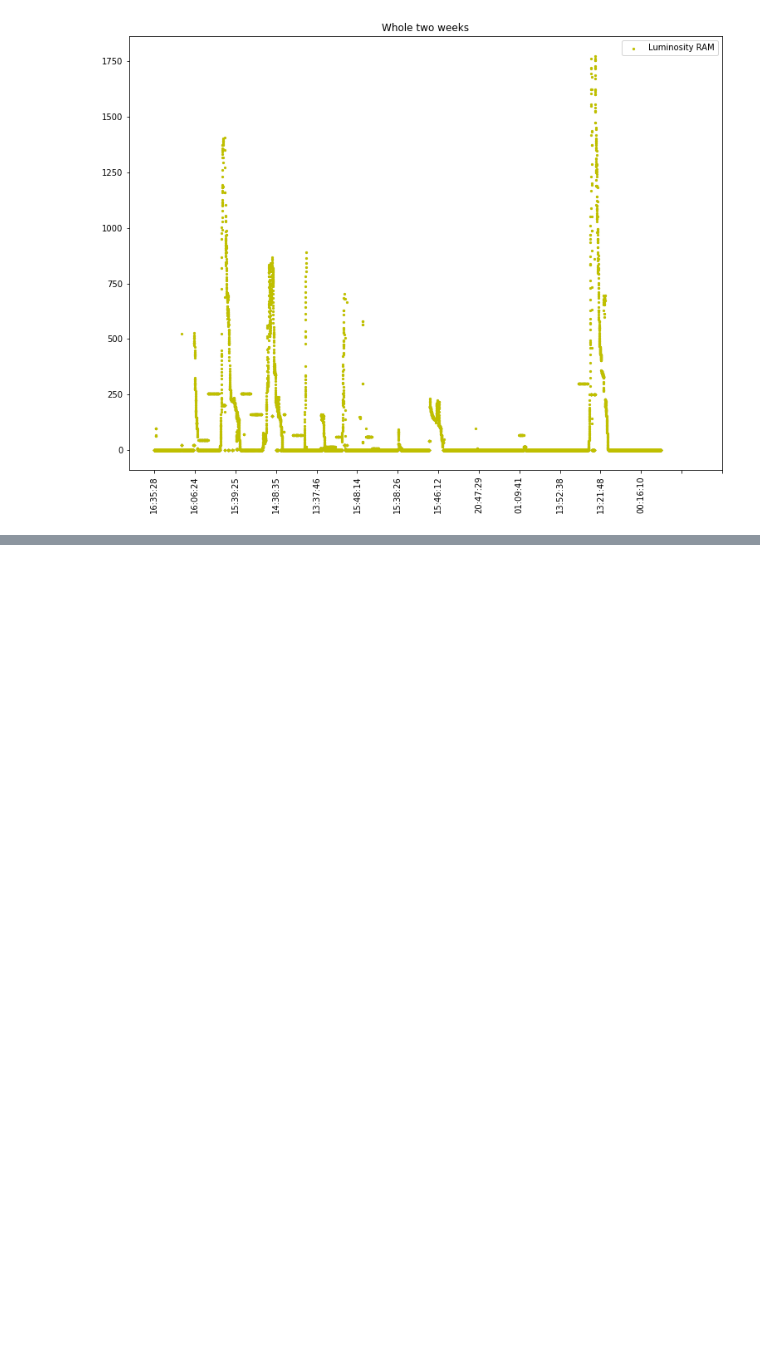
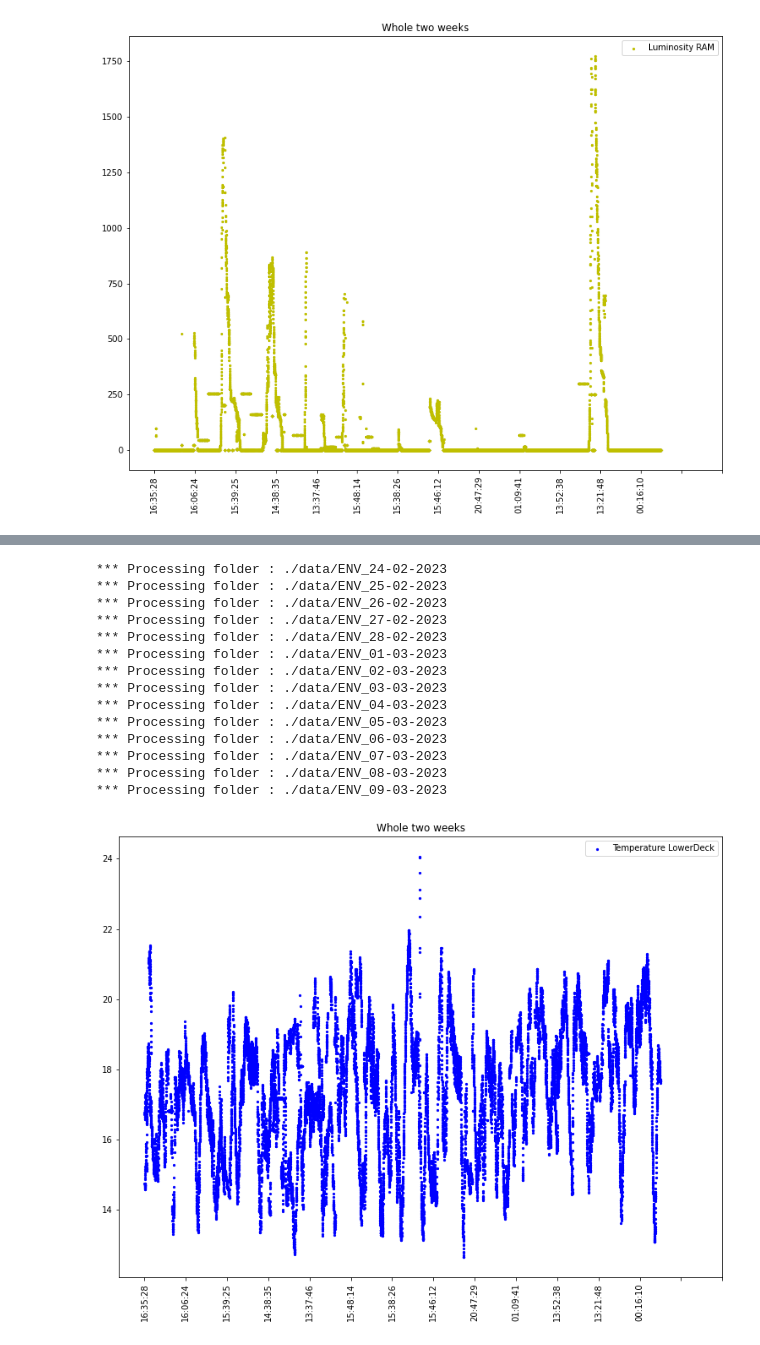
Before and after one commit to ydepledt/pie_project, a Jupyter notebook: ENV_Reader_AnneeDerniere.ipynb, the cells around one changed output, grey strips where cells are left out. Saved outputs shown, nothing was run; the diff lists cells and outputs as text; code cells hidden in the pictures; blank space fills up the shorter version.

```diff
--- a/ENV_Reader_AnneeDerniere.ipynb
+++ b/ENV_Reader_AnneeDerniere.ipynb
@@ -753,0 +788,32 @@ plotZonesWeeks(z[0],z[1],z[2],z[3])
+# %%
+df = excelToCleanedDayDataframe(foldernames[0])
+
+for i in tqdm_notebook(range(1,len(foldernames))) :
+    foldername = foldernames[i]
+    print('*** Processing folder : ./data/'+foldername)
+    dfday = excelToCleanedDayDataframe(foldername)
+    df = pd.concat([df, dfday])
+
+# Perform second cleaning
+for col in df :
+    df[col] = secondCleanDatasetColumn(df[col])
+
+# To plot values during the two weeks:
+z = splitZones(df)
+plotZonesWeeks(z[0],z[1],z[2],z[3])
+# %% [output]
+*** Processing folder : ./data/ENV_24-02-2023
+*** Processing folder : ./data/ENV_25-02-2023
+*** Processing folder : ./data/ENV_26-02-2023
+*** Processing folder : ./data/ENV_27-02-2023
+*** Processing folder : ./data/ENV_28-02-2023
+*** Processing folder : ./data/ENV_01-03-2023
+*** Processing folder : ./data/ENV_02-03-2023
+*** Processing folder : ./data/ENV_03-03-2023
+*** Processing folder : ./data/ENV_04-03-2023
+*** Processing folder : ./data/ENV_05-03-2023
+*** Processing folder : ./data/ENV_06-03-2023
+*** Processing folder : ./data/ENV_07-03-2023
+*** Processing folder : ./data/ENV_08-03-2023
+*** Processing folder : ./data/ENV_09-03-2023
+[figure, added]
```
Also changed, not shown: parts of 14 cells of this notebook.
